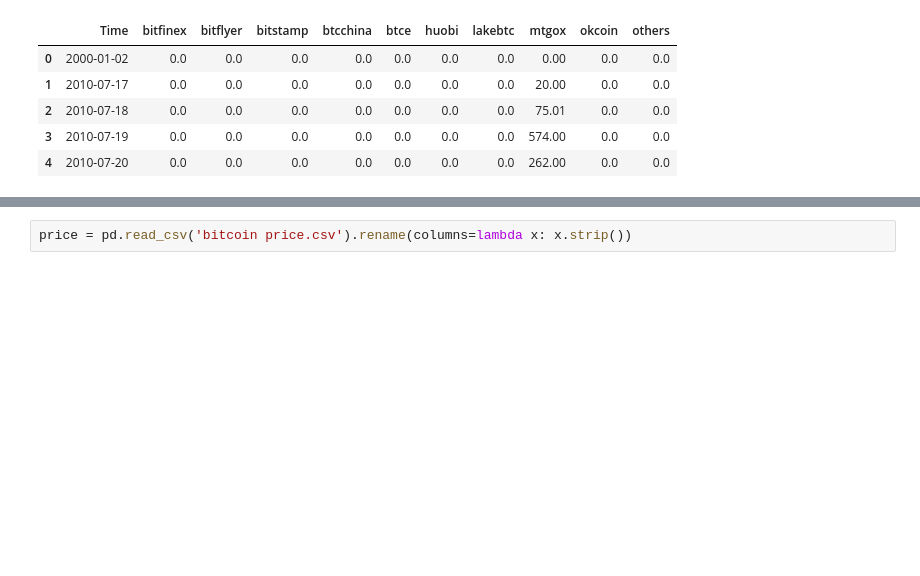
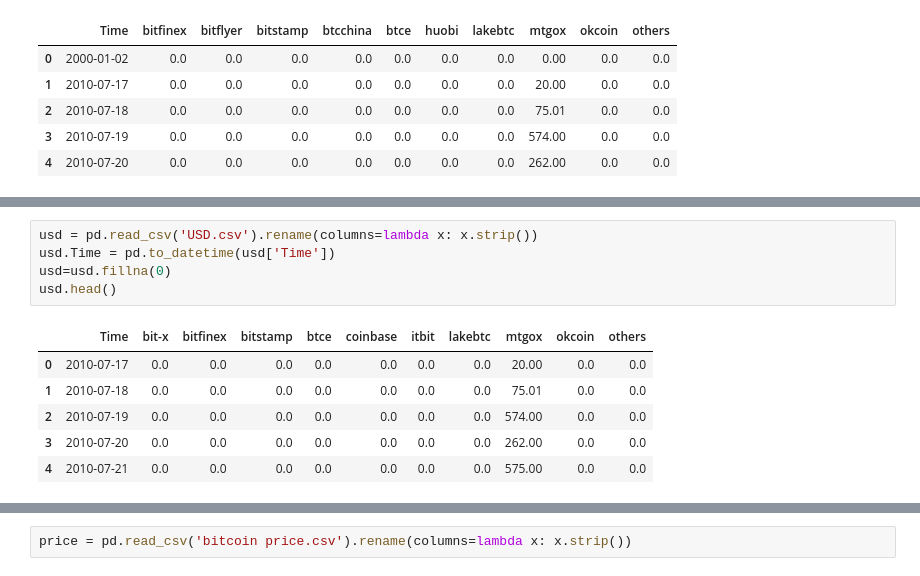
Before and after one commit to celiaguan/MSIS, a Jupyter notebook: Bitcoin Overview .ipynb, the cells around one changed output, grey strips where cells are left out. Saved outputs shown, nothing was run; the diff lists cells and outputs as text; blank space fills up the shorter version.

```diff
--- a/Bitcoin Overview .ipynb
+++ b/Bitcoin Overview .ipynb
@@ -41,0 +185,12 @@ vol=vol.fillna(0)
+# %%
+usd = pd.read_csv('USD.csv').rename(columns=lambda x: x.strip())
+usd.Time = pd.to_datetime(usd['Time'])
+usd=usd.fillna(0)
+usd.head()
+# %% [output]
+|  | Time | bit-x | bitfinex | bitstamp | btce | coinbase | itbit | lakebtc | mtgox | okcoin | others |
+| 0 | 2010-07-17 | 0.0 | 0.0 | 0.0 | 0.0 | 0.0 | 0.0 | 0.0 | 20.00 | 0.0 | 0.0 |
+| 1 | 2010-07-18 | 0.0 | 0.0 | 0.0 | 0.0 | 0.0 | 0.0 | 0.0 | 75.01 | 0.0 | 0.0 |
+| 2 | 2010-07-19 | 0.0 | 0.0 | 0.0 | 0.0 | 0.0 | 0.0 | 0.0 | 574.00 | 0.0 | 0.0 |
+| 3 | 2010-07-20 | 0.0 | 0.0 | 0.0 | 0.0 | 0.0 | 0.0 | 0.0 | 262.00 | 0.0 | 0.0 |
+| 4 | 2010-07-21 | 0.0 | 0.0 | 0.0 | 0.0 | 0.0 | 0.0 | 0.0 | 575.00 | 0.0 | 0.0 |
```
Also changed, not shown: parts of 23 cells of this notebook, 15 other files.
